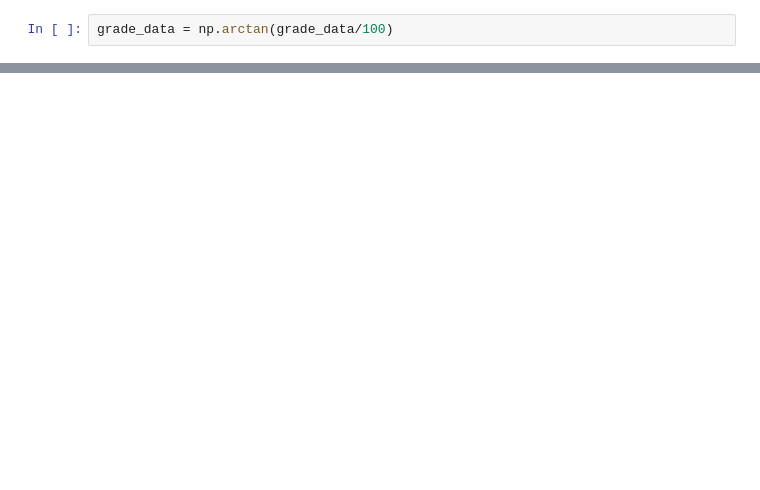
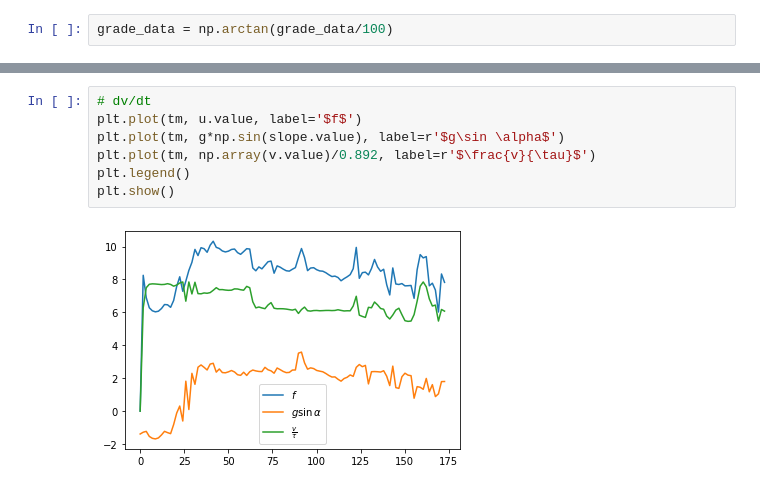
Before and after one commit to bognaj/trail_running, a Jupyter notebook: src/optimal_control.ipynb, the cells around one changed output, grey strips where cells are left out. Drawn from its saved outputs; the diff is of its cells as text; blank space fills up the shorter version.

```diff
--- a/src/optimal_control.ipynb
+++ b/src/optimal_control.ipynb
@@ -134,0 +157,9 @@ plt.show()
+# %%
+# dv/dt
+plt.plot(tm, u.value, label='$f$')
+plt.plot(tm, g*np.sin(slope.value), label=r'$g\sin \alpha$')
+plt.plot(tm, np.array(v.value)/0.892, label=r'$\frac{v}{\tau}$')
+plt.legend()
+plt.show()
+# %% [output]
+[figure, added]
```
Also changed, not shown: parts of 5 cells of this notebook.
